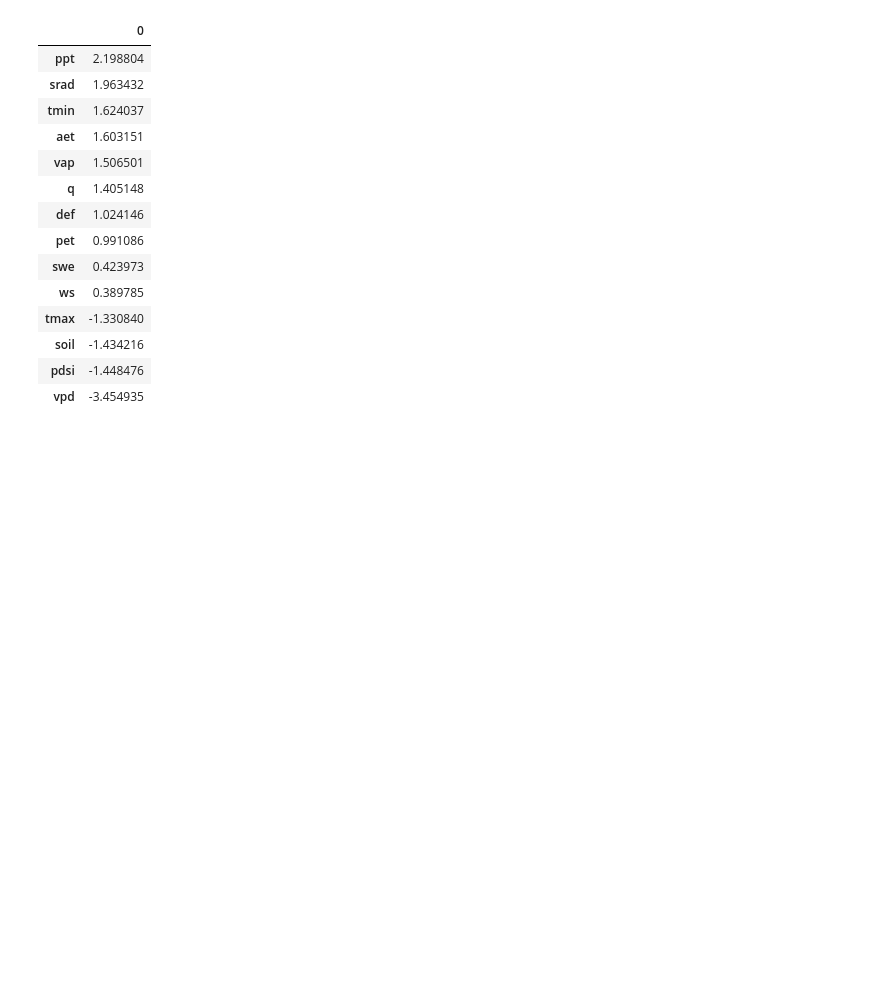
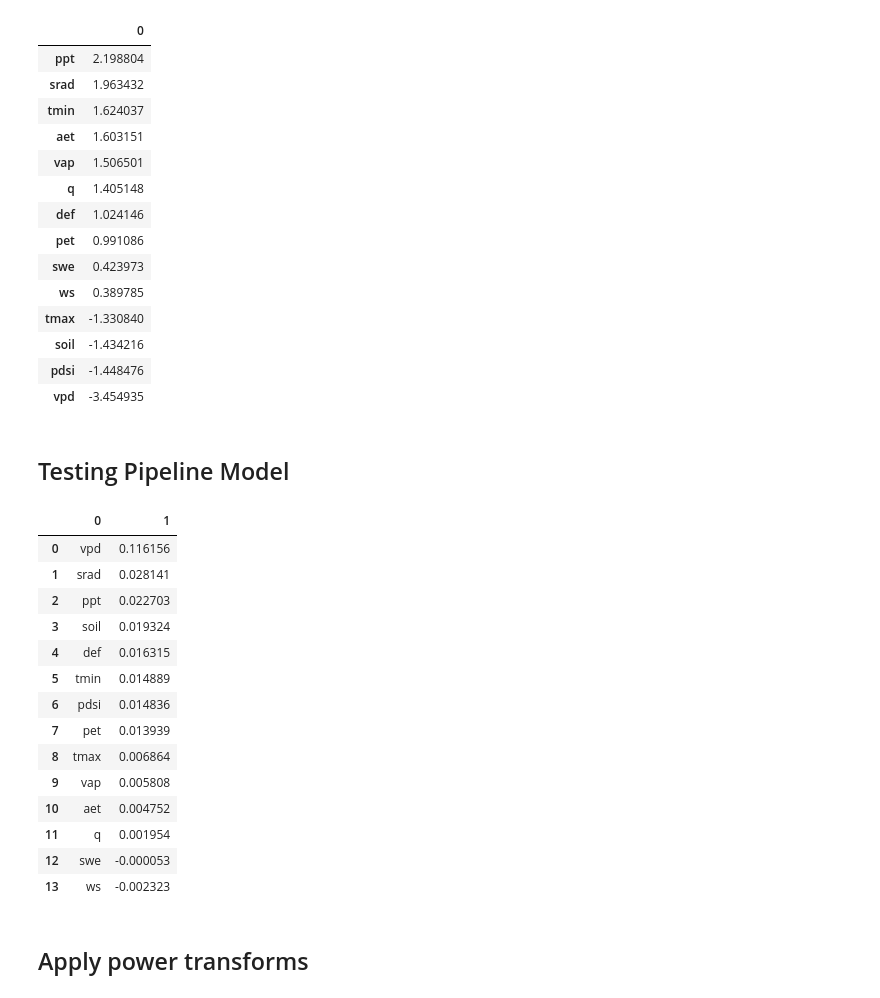
Before and after one commit to e-hokage777/ey-biodiversity-challenge-zindi, a Jupyter notebook: notebooks/inception.ipynb, the cells around one changed output. Drawn from its saved outputs; the diff is of its cells as text; code cells hidden in the pictures; blank space fills up the shorter version.

Commit message:
added importances

```diff
--- a/notebooks/inception.ipynb
+++ b/notebooks/inception.ipynb
@@ -153,3 +159,26 @@ pd.DataFrame(pipeline_old.named_steps["classifier"].coef_, columns=X_train.colum
 | soil | -1.434216 |
 | pdsi | -1.448476 |
 | vpd | -3.454935 |
+# %% [markdown]
+## Testing Pipeline Model
+# %%
+importances = permutation_importance(pipeline_old, X_test, y_test, n_repeats=10, random_state=42)
+pd.DataFrame(sorted(zip(features, importances.importances_mean), key=lambda x: x[1], reverse=True))
+# %% [output]
+|  | 0 | 1 |
+| 0 | vpd | 0.116156 |
+| 1 | srad | 0.028141 |
+| 2 | ppt | 0.022703 |
+| 3 | soil | 0.019324 |
+| 4 | def | 0.016315 |
+| 5 | tmin | 0.014889 |
+| 6 | pdsi | 0.014836 |
+| 7 | pet | 0.013939 |
+| 8 | tmax | 0.006864 |
+| 9 | vap | 0.005808 |
+| 10 | aet | 0.004752 |
+| 11 | q | 0.001954 |
+| 12 | swe | -0.000053 |
+| 13 | ws | -0.002323 |
+# %% [markdown]
+## Apply power transforms
```
Also changed, not shown: parts of 8 cells of this notebook.
